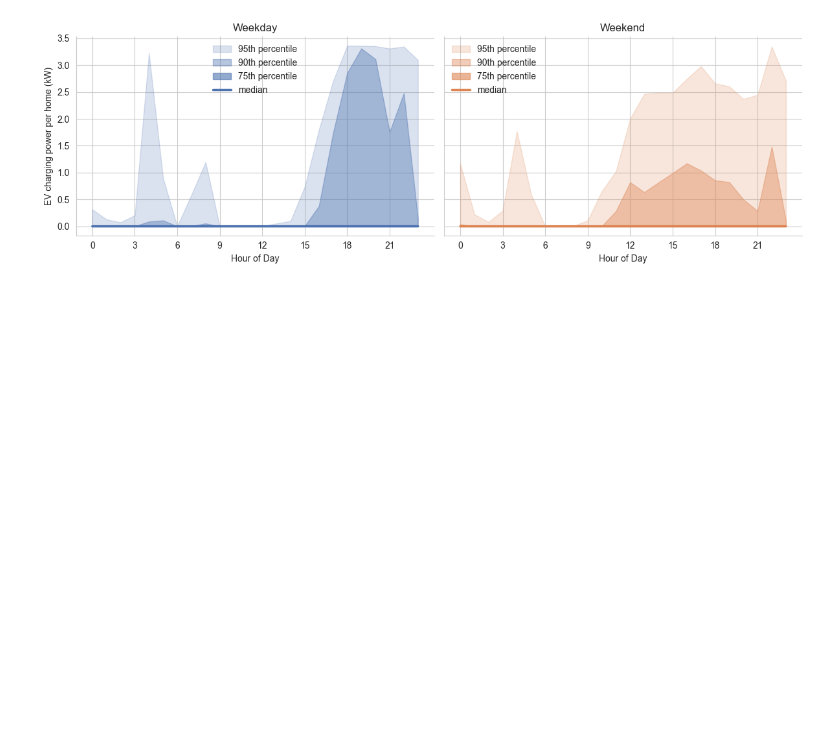
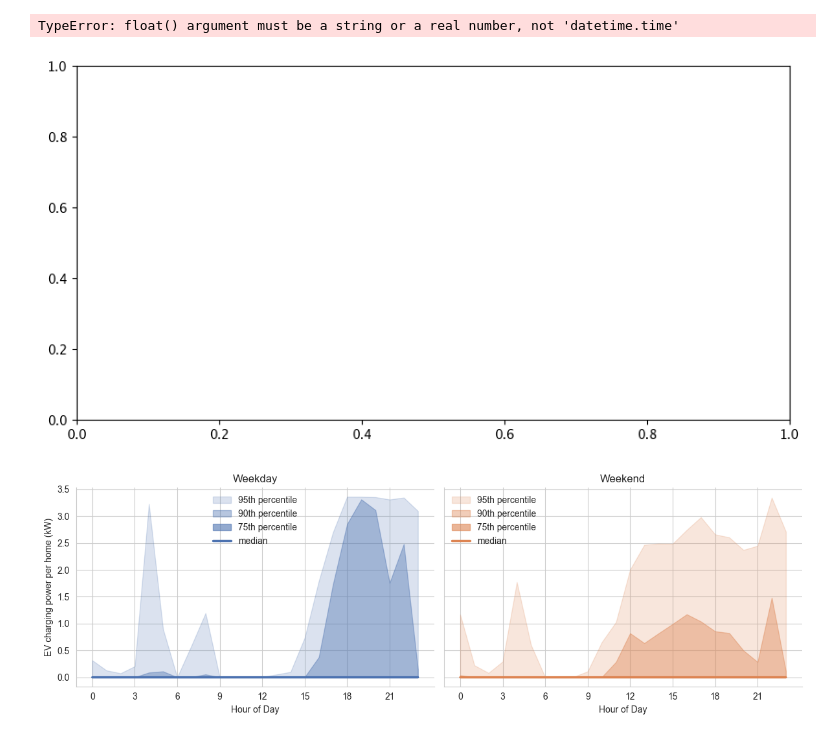
Before and after one commit to jackellishsieh/residential-power-forecasting, a Jupyter notebook: notebooks/pmn/pmn-EV-and-grid-plots.ipynb, the cells around one changed output. Saved outputs shown, nothing was run; the diff lists cells and outputs as text; code cells hidden in the pictures; blank space fills up the shorter version.

```diff
--- a/notebooks/pmn/pmn-EV-and-grid-plots.ipynb
+++ b/notebooks/pmn/pmn-EV-and-grid-plots.ipynb
@@ -27,3 +81,30 @@ df
+# %%
+import matplotlib.pyplot as plt
+
+month = "2018-01"
+col = "car1"
+
+df_month = ev_power.loc[month].copy()
+
+df_month["time"] = df_month.index.time
+df_month["date"] = df_month.index.date
+
+df_pivot = df_month.pivot(index="time", columns="date", values=col)
+
+plt.figure(figsize=(10, 5))
+
+for day in df_pivot.columns:
+    plt.plot(df_pivot.index, df_pivot[day], alpha=0.25, linewidth=1)
+
+plt.xlabel("Time of day")
+plt.ylabel("EV power")
+plt.title(f"Daily EV Power Profiles Overlaid — {month}")
+plt.xticks(rotation=45)
+plt.tight_layout()
+plt.show()
+# %% [output]
+TypeError: float() argument must be a string or a real number, not 'datetime.time'
+[figure, added]
 # %%
 import numpy as np
 import pandas as pd
```
Also changed, not shown: parts of 10 cells of this notebook.
